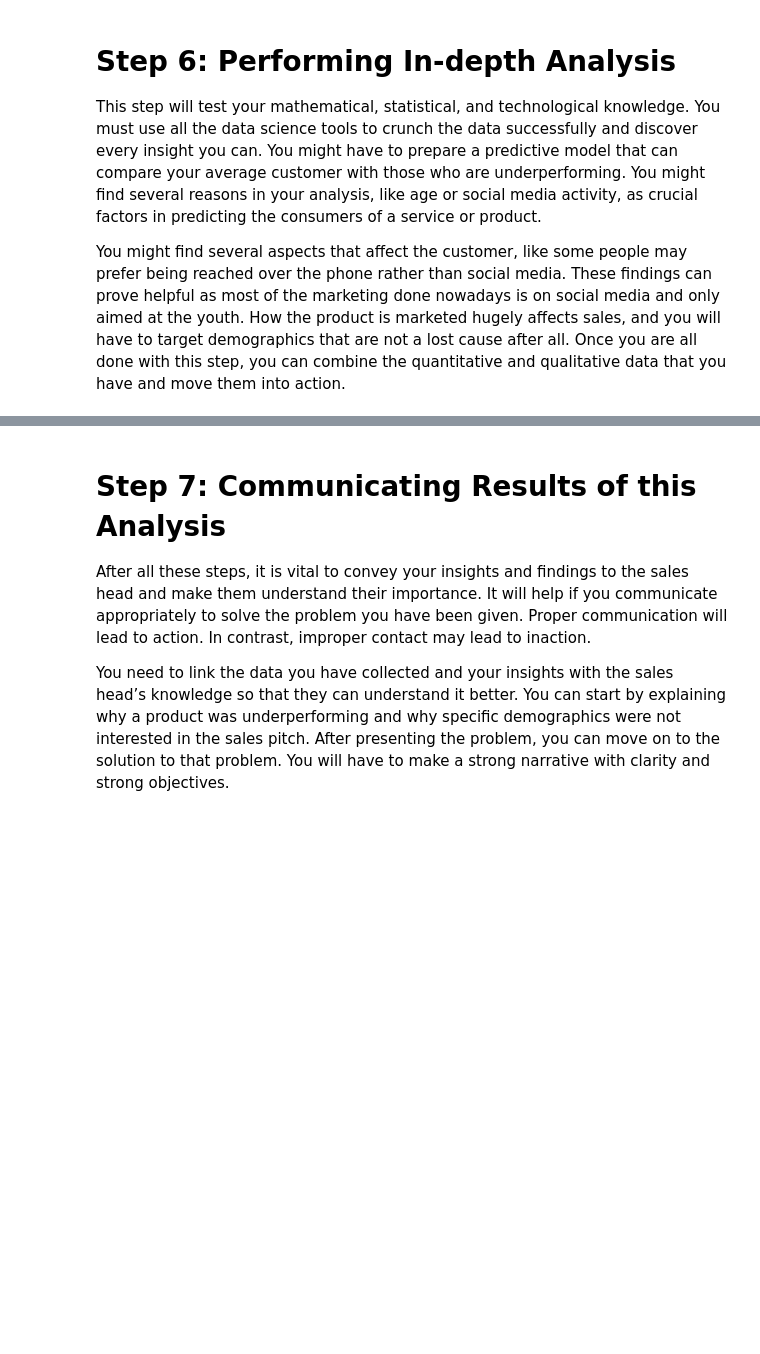
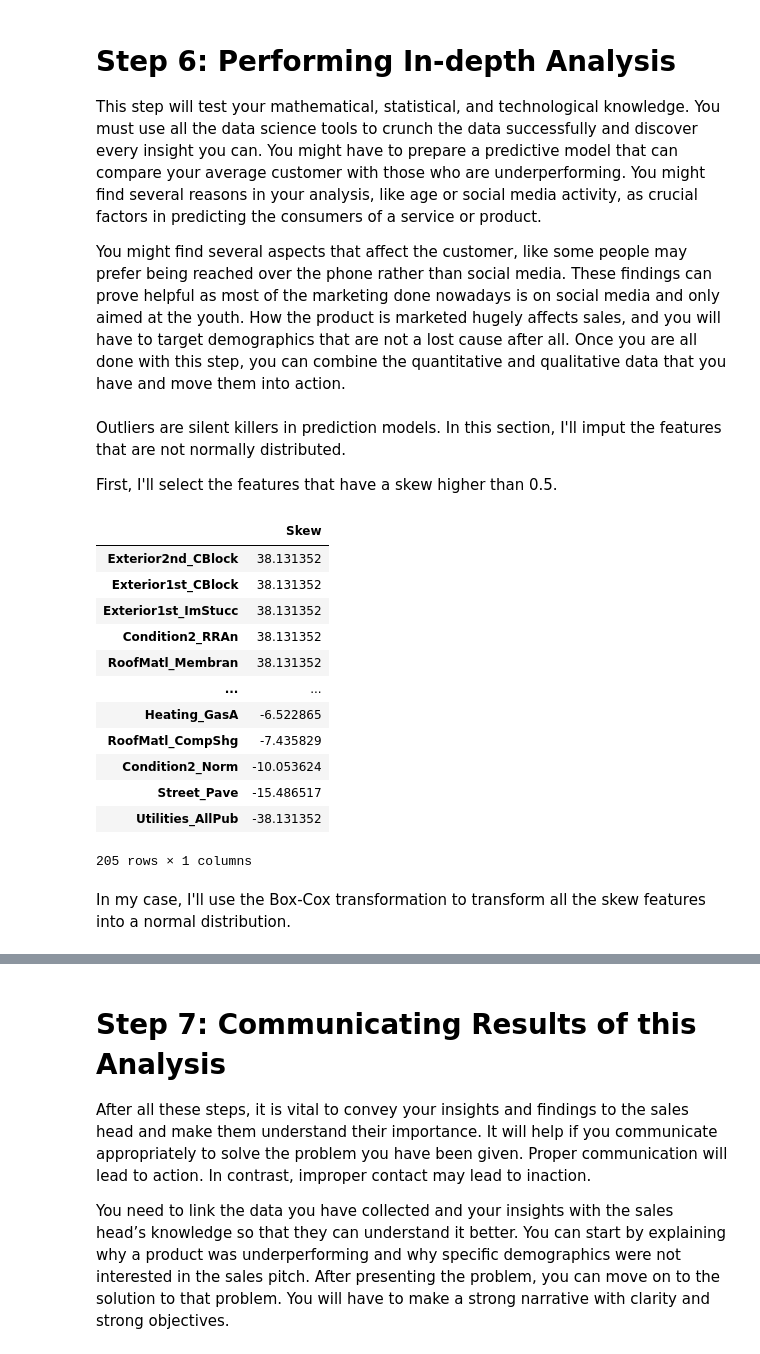
Before and after one commit to morti002/Home-Prices-Ames-Iowa-07112022, a Jupyter notebook: house_prices_ames_iowa.ipynb, the cells around one changed output, grey strips where cells are left out. Drawn from its saved outputs; the diff is of its cells as text; code cells hidden in the pictures; blank space fills up the shorter version.

```diff
--- a/house_prices_ames_iowa.ipynb
+++ b/house_prices_ames_iowa.ipynb
@@ -572,3 +594,36 @@ def factorize(df, factor_df, column, fill_na=None):
 This step will test your mathematical, statistical, and technological knowledge. You must use all the data science tools to crunch the data successfully and discover every insight you can. You might have to prepare a predictive model that can compare your average customer with those who are underperforming. You might find several reasons in your analysis, like age or social media activity, as crucial factors in predicting the consumers of a service or product.
 
 You might find several aspects that affect the customer, like some people may prefer being reached over the phone rather than social media. These findings can prove helpful as most of the marketing done nowadays is on social media and only aimed at the youth. How the product is marketed hugely affects sales, and you will have to target demographics that are not a lost cause after all. Once you are all done with this step, you can combine the quantitative and qualitative data that you have and move them into action.
+# %% [markdown]
+Outliers are silent killers in prediction models. In this section, I'll imput the features that are not normally distributed.
+
+First, I'll select the features that have a skew higher than 0.5.
+# %%
+numeric_cols = learn_df.select_dtypes(exclude='object').columns
+
+skew_limit = 0.5
+skew_vals = learn_df[numeric_cols].skew()
+
+skew_cols = (skew_vals
+             .sort_values(ascending=False)
+             .to_frame()
+             .rename(columns={0:'Skew'})
+             .query('abs(Skew) > {0}'.format(skew_limit)))
+
+skew_cols
+# %% [output]
+|  | Skew |
+| Exterior2nd_CBlock | 38.131352 |
+| Exterior1st_CBlock | 38.131352 |
+| Exterior1st_ImStucc | 38.131352 |
+| Condition2_RRAn | 38.131352 |
+| RoofMatl_Membran | 38.131352 |
+| ... | ... |
+| Heating_GasA | -6.522865 |
+| RoofMatl_CompShg | -7.435829 |
+| Condition2_Norm | -10.053624 |
+| Street_Pave | -15.486517 |
+| Utilities_AllPub | -38.131352 |
+205 rows × 1 columns
+# %% [markdown]
+In my case, I'll use the Box-Cox transformation to transform all the skew features into a normal distribution.
```
Also changed, not shown: parts of 23 cells of this notebook.
